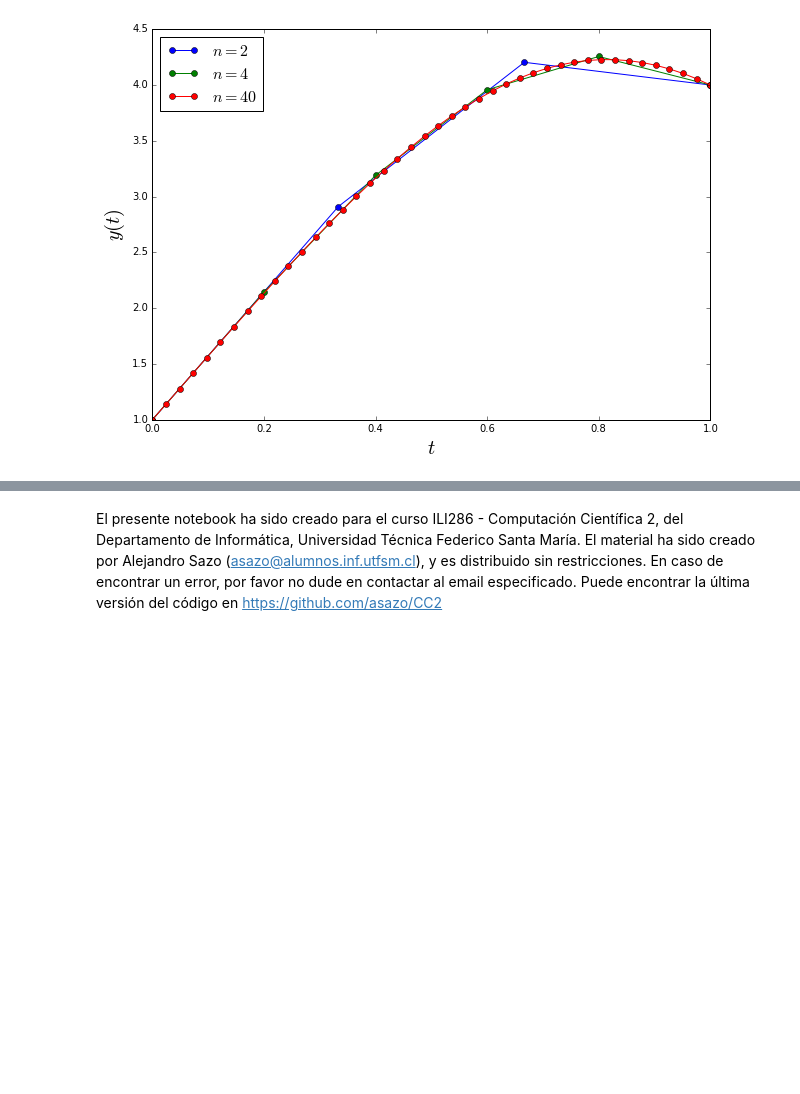
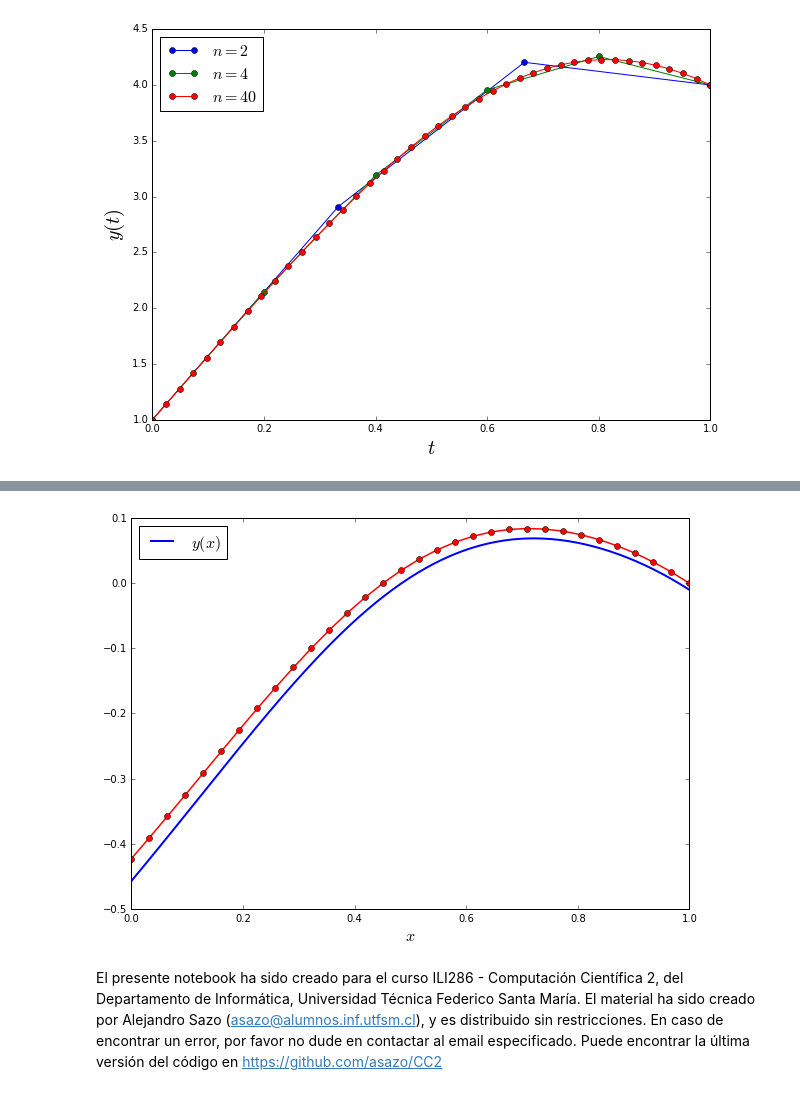
Before and after one commit to asazo/CC2, a Jupyter notebook: BVP/finite_diff.ipynb, the cells around one changed output, grey strips where cells are left out. Cells and saved outputs as stored; diff of their text form; code cells hidden in the pictures; blank space fills up the shorter version.

Commit message:
Neumann conditions for a BVP

```diff
--- a/BVP/finite_diff.ipynb
+++ b/BVP/finite_diff.ipynb
@@ -294,2 +320,53 @@ plt.show()
+# %%
+xx = np.linspace(0, 1, 200)
+# Solución Analítica
+def y(x):
+    dem = -(1.+np.e**2.)*(1+4*np.pi**2.)
+    num = np.exp(-x)*(2*np.e**2.-2*np.e**2.+2*np.exp(2.*x)
+          +2.*np.exp(1.+2.*x)+12.*np.e*np.pi**2.-8.*np.e**2.*np.pi**2.
+          +8.*np.exp(2.*x)*np.pi**2.+12.*np.exp(1.+2.*x)*np.pi**2.
+          -3*np.exp(x)*x-3*np.exp(2+x)*x-12.*np.exp(x)*np.pi**2.*x
+          -12*x*np.exp(2.+x)*np.pi**2.+np.exp(x)*np.cos(2.*np.pi*x)
+          + np.exp(2.+x)*np.cos(2.*np.pi*x))
+    return num/dem
+
+yy = y(xx)
+
+# Matriz de derivacion
+def DiffMatrix(n, h):
+    D = np.diag((-2-h**2)*np.ones(n),0) + np.diag(np.ones(n-1),-1) + np.diag(np.ones(n-1),1)
+    D[0][0] = -1.-h**2.
+    return D
+
+n = 30
+h = 1/(n+1)
+x = np.linspace(0, 1, n+2)
+b = (h**2)*(-3*x[1:-1]+np.cos(2*np.pi*x[1:-1]))
+D = DiffMatrix(n, h)
+b[0] += h
+w = np.linalg.solve(D, b)
+w = np.concatenate([[w[0]-h], w, [0]])
+
+# Otra forma, despejando distinto la condición de Neumann
+def DiffMatrix(n, h):
+    D = np.diag((-2-h**2)*np.ones(n),0) + np.diag(np.ones(n-1),-1) + np.diag(np.ones(n-1),1)
+    D[0][0] = 0
+    return D
+
+D = DiffMatrix(n, h)
+b = (h**2)*(-3*x[1:-1]+np.cos(2*np.pi*x[1:-1]))
+b[0] += h
+w = np.linalg.solve(D, b)
+w = np.concatenate([[w[0]-h], w, [0]])
+
+
+plt.figure(figsize=(10,7))
+plt.plot(xx, yy, lw=2, label="$y(x)$")
+plt.plot(x, w, 'ro-', lw=1.5)
+plt.legend(loc='best', fontsize=16)
+plt.xlabel("$x$", fontsize=16)
+plt.show()
+# %% [output]
+[figure, added]
 # %% [markdown]
 El presente notebook ha sido creado para el curso ILI286 - Computación Científica 2, del Departamento de Informática, Universidad Técnica Federico Santa María. El material ha sido creado por Alejandro Sazo (asazo@alumnos.inf.utfsm.cl), y es distribuido sin restricciones. En caso de encontrar un error, por favor no dude en contactar al email especificado. Puede encontrar la última versión del código en https://github.com/asazo/CC2
```
Also changed, not shown: parts of 7 cells of this notebook.
